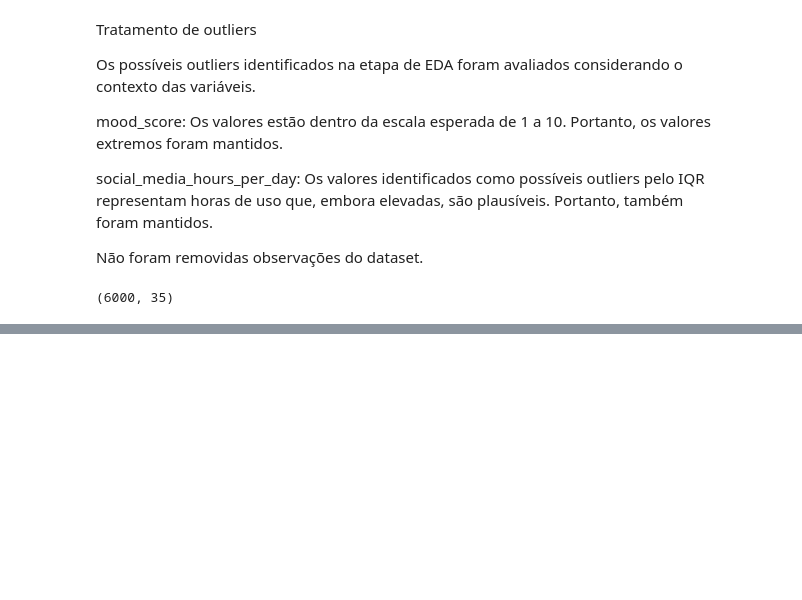
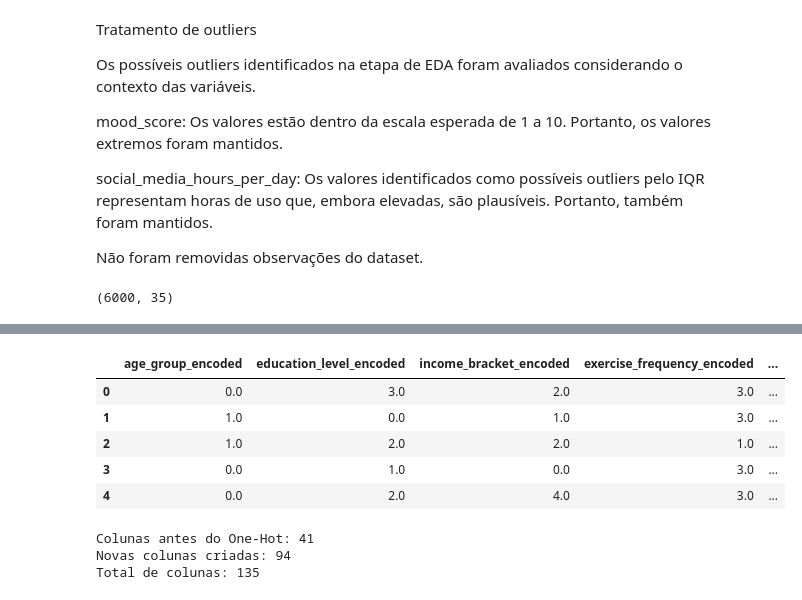
Before and after one commit to lucascsantos07/analise_preparacao_dados, a Jupyter notebook: notebooks/02_preprocessing.ipynb, the cells around one changed output, grey strips where cells are left out. Saved outputs shown, nothing was run; the diff lists cells and outputs as text; code cells hidden in the pictures; blank space fills up the shorter version.

```diff
--- a/notebooks/02_preprocessing.ipynb
+++ b/notebooks/02_preprocessing.ipynb
@@ -97,0 +264,18 @@ df_limpo.shape
+# %%
+ordem_travel = [
+    "Never",
+    "Once a year",
+    "2-3 times/year",
+    "Monthly",
+    "Frequently (weekly/biweekly)"
+]
+
+encoder_travel = OrdinalEncoder(categories=[ordem_travel])
+
+df_limpo["travel_frequency_encoded"] = encoder_travel.fit_transform(
+    df_limpo[["travel_frequency"]]
+)
+
+df_limpo[["travel_frequency", "travel_frequency_encoded"]].drop_duplicates().sort_values(
+    "travel_frequency_encoded"
+)
@@ -97,0 +289,18 @@ df_limpo.shape
+# %%
+colunas_encoded = [
+    "age_group_encoded",
+    "education_level_encoded",
+    "income_bracket_encoded",
+    "exercise_frequency_encoded",
+    "preferred_movie_length_encoded",
+    "travel_frequency_encoded"
+]
+
+df_limpo[colunas_encoded].head()
+# %% [output]
+|  | age_group_encoded | education_level_encoded | income_bracket_encoded | exercise_frequency_encoded | ... |
+| 0 | 0.0 | 3.0 | 2.0 | 3.0 | ... |
+| 1 | 1.0 | 0.0 | 1.0 | 3.0 | ... |
+| 2 | 1.0 | 2.0 | 2.0 | 1.0 | ... |
+| 3 | 0.0 | 1.0 | 0.0 | 3.0 | ... |
+| 4 | 0.0 | 2.0 | 4.0 | 3.0 | ... |
@@ -97,0 +338,8 @@ df_limpo.shape
+# %%
+print("Colunas antes do One-Hot:", len(df_limpo.columns) - len(df_one_hot.columns))
+print("Novas colunas criadas:", len(df_one_hot.columns))
+print("Total de colunas:", len(df_limpo.columns))
+# %% [output]
+Colunas antes do One-Hot: 41
+Novas colunas criadas: 94
+Total de colunas: 135
```
Also changed, not shown: parts of 21 cells of this notebook, 3 other files.
